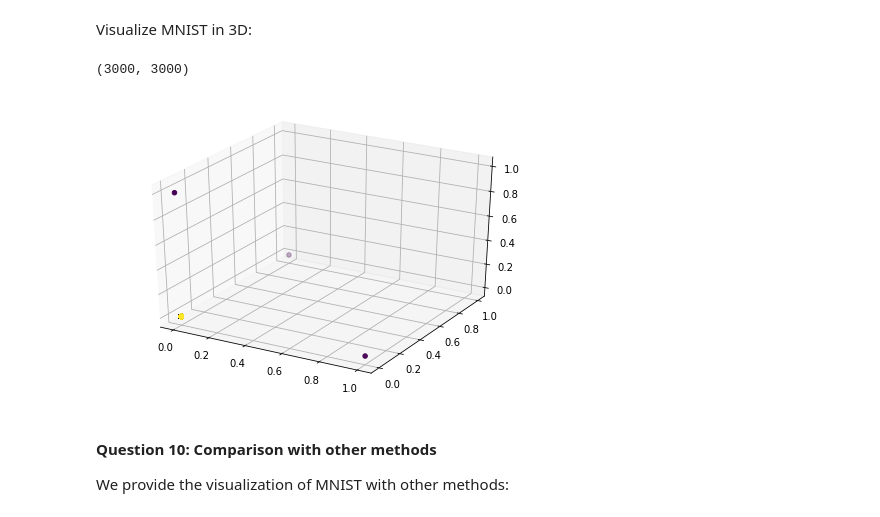
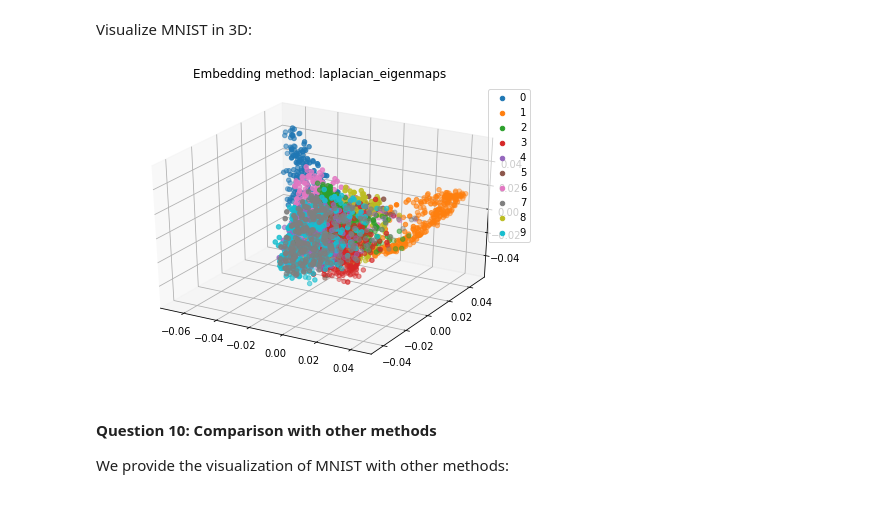
Before and after one commit to Sytta/ntds_2019, a Jupyter notebook: assignments/2_learning_with_graphs.ipynb, the cells around one changed output. Cells and saved outputs as stored; diff of their text form; code cells hidden in the pictures.

```diff
--- a/assignments/2_learning_with_graphs.ipynb
+++ b/assignments/2_learning_with_graphs.ipynb
@@ -346,8 +342,5 @@ def laplacian_eigenmaps(X:np.ndarray, dim: int, sigma: float, epsilon: float, no
     adjacency = epsilon_similarity_graph(X = X, sigma=sigma, epsilon=epsilon)
     laplacian = compute_laplacian(adjacency, normalize)
     e, U = spectral_decomposition(laplacian = laplacian)
-    data = np.vstack(U)[:, :k]
-#     if normalize:
-#         row_sums = np.sqrt((data**2).sum(axis=1))
-#         data = data / row_sums[:, np.newaxis]
+    data = np.vstack(U)[:, 1:k+1]
     return data
@@ -362,6 +348,12 @@ p = plt.hist(t2[t2>0], log =True, bins=30)
 Use this function to visualize MNIST in 2D. Feel free to play with the different parameters.
 # %%
 dim = 2
-X_mnist_2 = laplacian_eigenmaps(X = X_mnist, dim=dim, sigma=1000, epsilon=2000, normalize=True)
-p = plt.scatter(X_mnist_2[:,0], X_mnist_2[:,1], c=y_mnist)
+embedding = laplacian_eigenmaps
+X_mnist_2 = embedding(X = X_mnist, dim=dim, sigma=1000, epsilon=3400, normalize=True)
+for i in classes:
+    mask = y_mnist == i
+    plt.scatter(X_mnist_2[mask, 0], X_mnist_2[mask, 1], label=i)
+plt.legend()
+plt.title('Embedding method: laplacian_eigenmaps')
+plt.show()
 # %% [output]
@@ -370,14 +362,18 @@ p = plt.scatter(X_mnist_2[:,0], X_mnist_2[:,1], c=y_mnist)
 Visualize MNIST in 3D:
 # %%
 dim = 3
-X_mnist_3 = laplacian_eigenmaps(X = X_mnist, dim=dim, sigma=2000, epsilon=0, normalize=True)
+embedding = laplacian_eigenmaps
+X_mnist_3 = laplacian_eigenmaps(X = X_mnist, dim=dim, sigma=1000, epsilon=3400, normalize=True)
 fig = plt.figure()
 ax = Axes3D(fig)
-ax.scatter(xs = X_mnist_3[:,0], ys = X_mnist_3[:,1], zs = X_mnist_3[:,2], c=y_mnist)
+for i in classes:
+    mask = y_mnist == i
+    ax.scatter(X_mnist_3[mask, 0], X_mnist_3[mask, 1], X_mnist_3[mask, 2], label = i)
+ax.legend()
+ax.title.set_text('Embedding method: laplacian_eigenmaps')
 plt.show()
 # %% [output]
-(3000, 3000)
-[figure, old version]
+[figure, new version]
 # %% [markdown]
 #### Question 10: Comparison with other methods
 We provide the visualization of MNIST with other methods:
```
Also changed, not shown: parts of 21 cells of this notebook.
